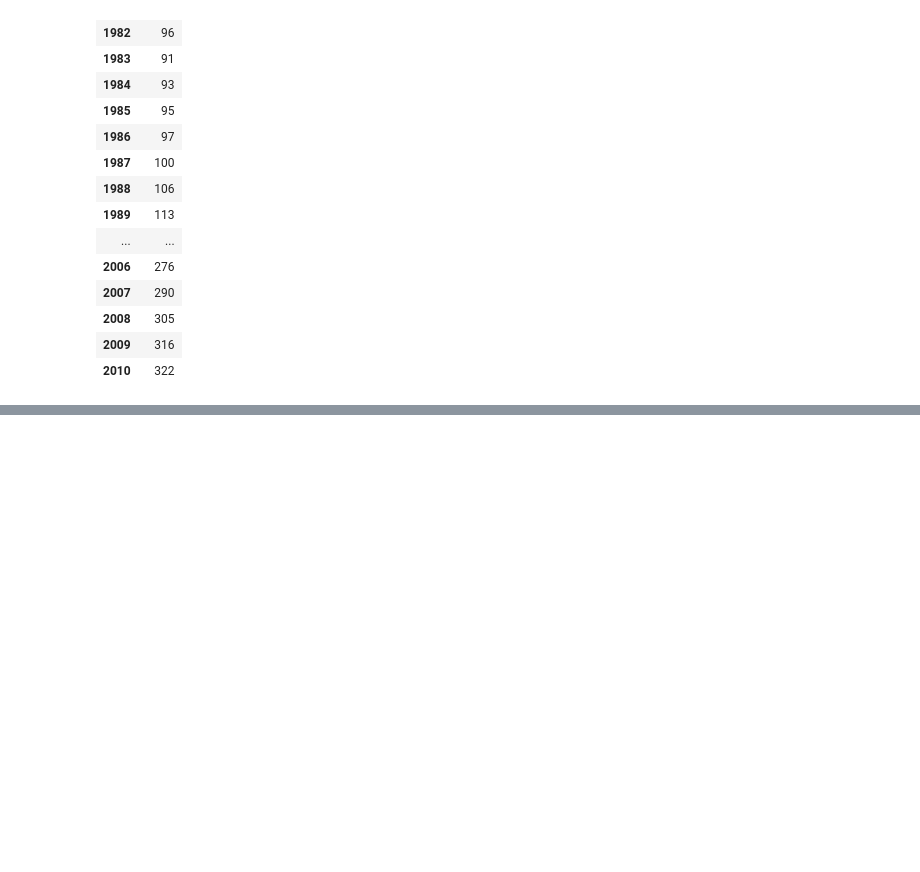
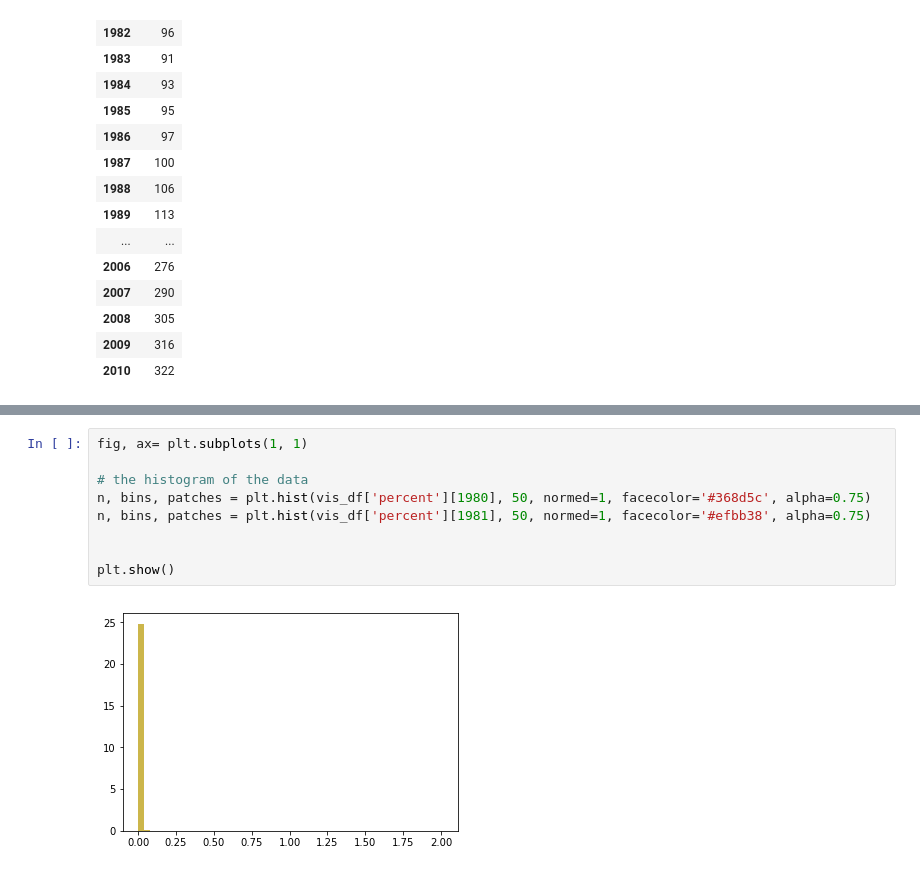
Before and after one commit to erlong15/bigdata_homework, a Jupyter notebook: homework2/homework2.ipynb, the cells around one changed output, grey strips where cells are left out. Drawn from its saved outputs; the diff is of its cells as text; blank space fills up the shorter version.

```diff
--- a/homework2/homework2.ipynb
+++ b/homework2/homework2.ipynb
@@ -174,0 +173,11 @@ KeyboardInterrupt:
+# %%
+fig, ax= plt.subplots(1, 1)
+
+# the histogram of the data
+n, bins, patches = plt.hist(vis_df['percent'][1980], 50, normed=1, facecolor='#368d5c', alpha=0.75)
+n, bins, patches = plt.hist(vis_df['percent'][1981], 50, normed=1, facecolor='#efbb38', alpha=0.75)
+
+
+plt.show()
+# %% [output]
+[figure, added]
```
Also changed, not shown: parts of 6 cells of this notebook.
